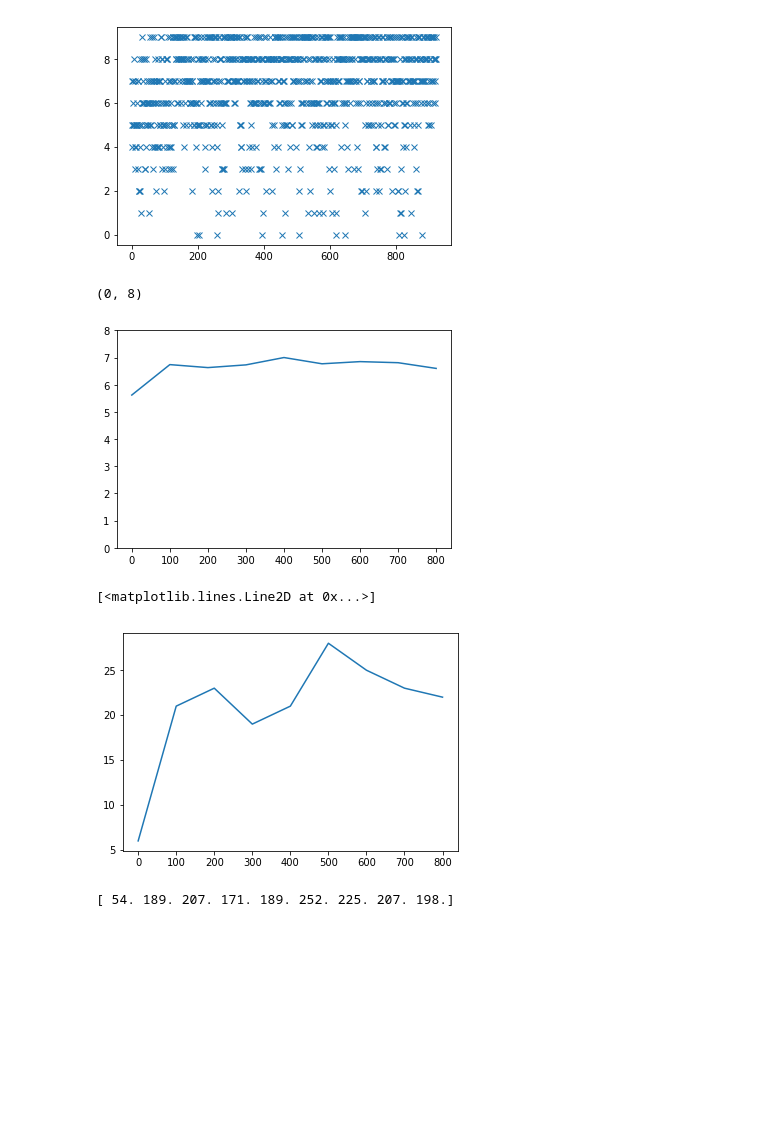
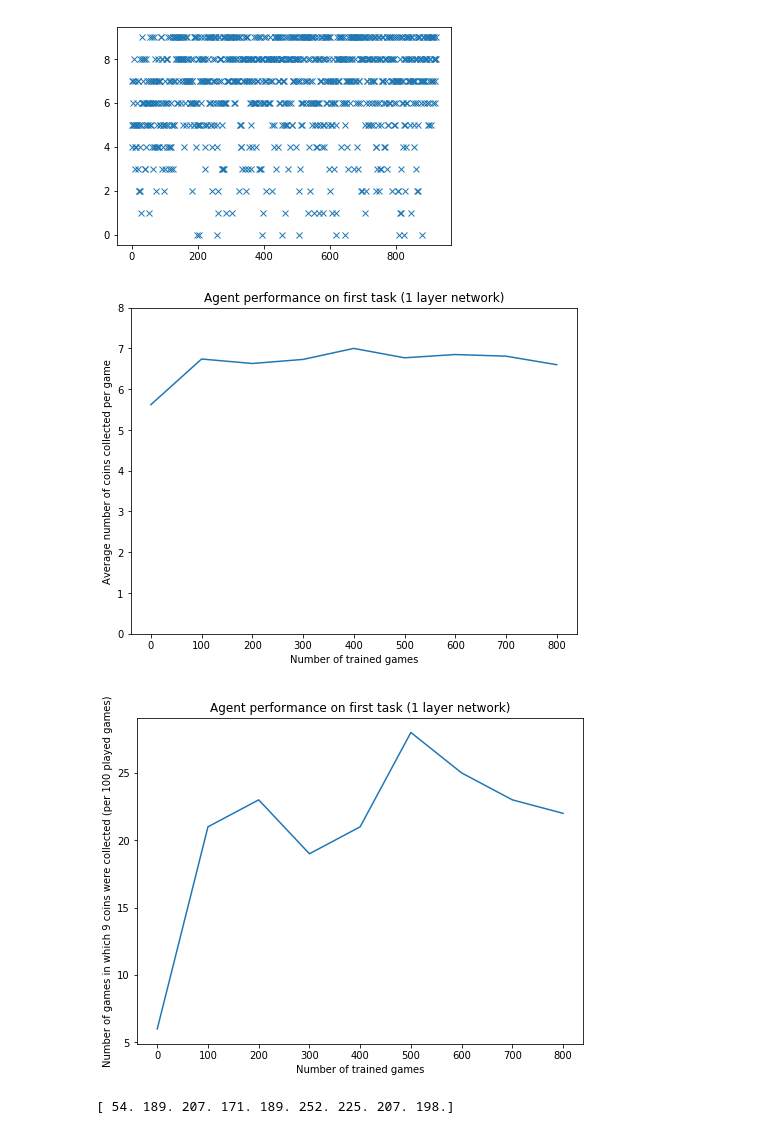
Before and after one commit to lukaswenzl/bomberman_rl, a Jupyter notebook: 1/Untitled-Copy2.ipynb, the cells around one changed output. Drawn from its saved outputs; the diff is of its cells as text; code cells hidden in the pictures; blank space fills up the shorter version.

Commit message:
batch normalization, some plots

```diff
--- a/1/Untitled-Copy2.ipynb
+++ b/1/Untitled-Copy2.ipynb
@@ -3,7 +3,7 @@ import numpy as np
 import csv
 import matplotlib.pyplot as plt
 %matplotlib inline
-plt.rcParams['figure.figsize'] = (12, 10)
+plt.rcParams['figure.figsize'] = (8, 6)
 # %%
 with open('deepQ_agent_rewards_size9.csv', 'r') as f:
     reader = csv.reader(f)
@@ -27,23 +27,29 @@ plt.plot(rounds[:1000],coins[:1000],linestyle='None',marker='x')
 # %%
 N = 9
 y, z = np.zeros(N), np.zeros(N)
 x = np.arange(N)*100
 for i in range(N):
     start = i*100
     stop = (i+1)*100
     sample = coins[start:stop]
     y[i] = np.mean(sample)
     z[i] = np.sum(sample[sample==9])/9
 plt.plot(x,y)
 plt.ylim(0,8)
+plt.title('Agent performance on first task (1 layer network)')
+plt.xlabel('Number of trained games')
+plt.ylabel('Average number of coins collected per game')
+plt.savefig('dq_on1_average.pdf')
 # %% [output]
-(0, 8)
-[figure, old version]
+[figure, new version]
-# %%
-plt.plot(x,z)
-# %% [output]
-[<matplotlib.lines.Line2D at 0x...>]
-[figure, removed]
+# %%
+plt.plot(x,z)
+plt.title('Agent performance on first task (1 layer network)')
+plt.xlabel('Number of trained games')
+plt.ylabel('Number of games in which 9 coins were collected (per 100 played games)')
+plt.savefig('dq_on1_nines.pdf')
+# %% [output]
+[figure, added]
 # %%
 print(z)
 # %% [output]
```
Also changed, not shown: 11 other files.
